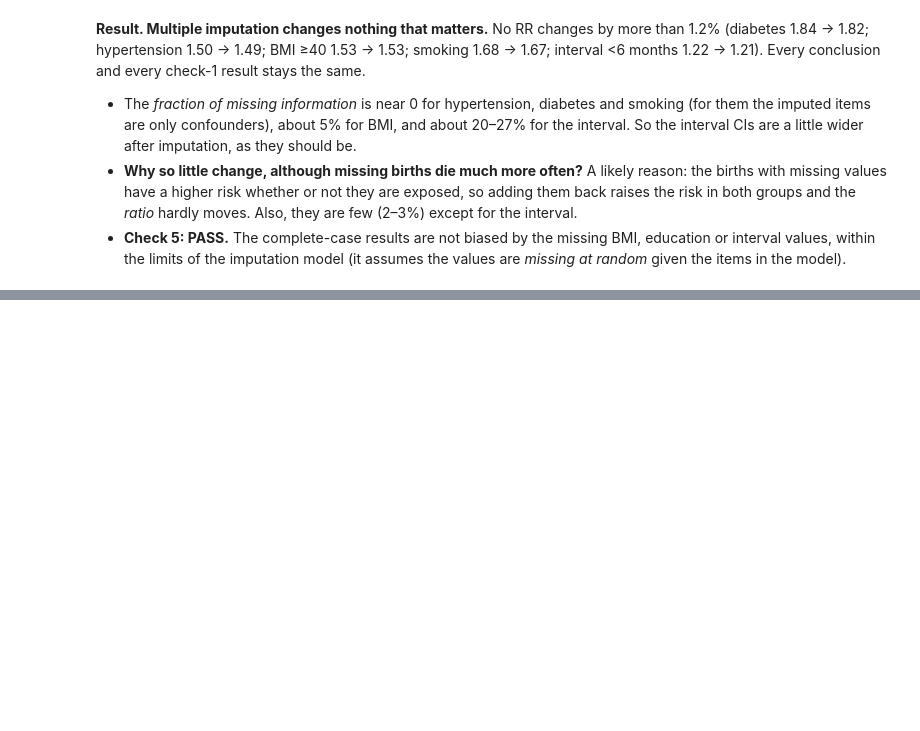
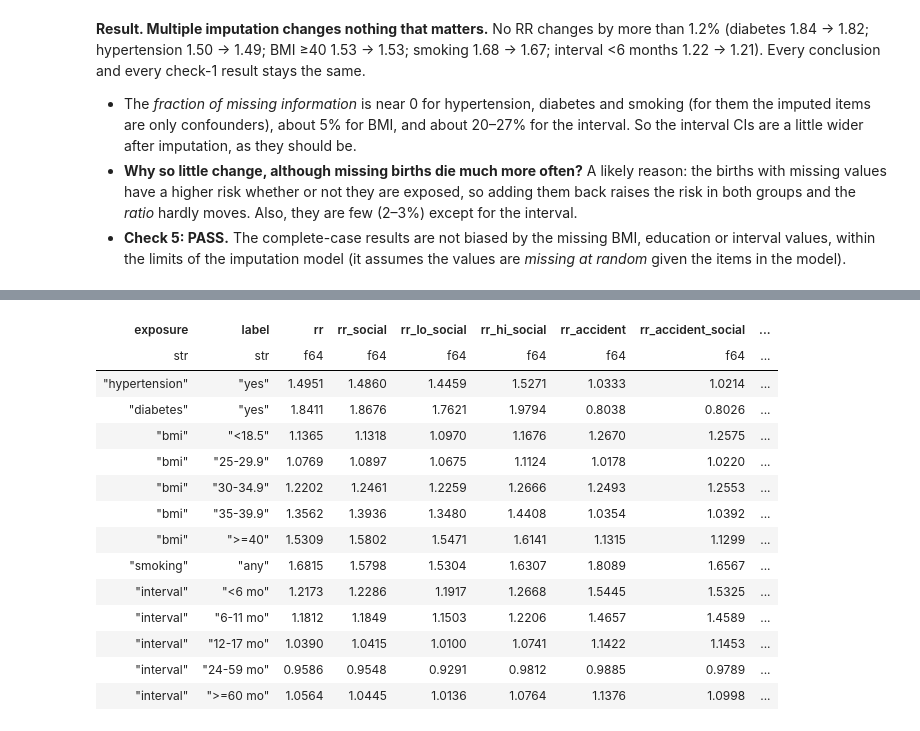
Before and after one commit to ShakulovElzar/infant-mortality-thesis, a Jupyter notebook: InfantMortalityThesis/notebooks/04_association.ipynb, the cells around one changed output, grey strips where cells are left out. Drawn from its saved outputs; the diff is of its cells as text; code cells hidden in the pictures; blank space fills up the shorter version.

```diff
--- a/InfantMortalityThesis/notebooks/04_association.ipynb
+++ b/InfantMortalityThesis/notebooks/04_association.ipynb
@@ -1249,0 +1261,68 @@ largest change in any RR: 1.2%
+# %%
+SOCIAL = ["mar", "wic", "fnr"]
+SOCIAL_REF = {"mar": 1, "wic": 0, "fnr": 0}
+BIRTHS_SOCIAL = WORK / "births_social.parquet"
+SOCIAL_COLS = """,
+  CASE DMAR WHEN '1' THEN 1 WHEN '2' THEN 2 ELSE 0 END AS mar,
+  CASE WHEN COALESCE(F_WIC, '1') <> '1' OR WIC IS NULL OR WIC = 'U' THEN 9 WHEN WIC = 'Y' THEN 1 ELSE 0 END AS wic,
+  CASE WHEN FAGECOMB IS NULL OR FAGECOMB = '99' THEN 1 ELSE 0 END AS fnr
+FROM read_parquet"""
+if REBUILD or not BIRTHS_SOCIAL.exists():
+    q = DERIVED.replace("\nFROM read_parquet", SOCIAL_COLS, 1)
+    assert "AS fnr" in q
+    cols = ["age", "race", "nat", "edu", "pay", "par", "smoke", "bmi", "htn", "dm", "ppb", "priorloss", "priordead",
+            "ilp_status", "ipi", "d1", "dacc"] + SOCIAL
+    con = duckdb.connect()
+    con.sql("SET threads TO 4")
+    con.sql(f"""COPY (SELECT CAST(cohort AS SMALLINT) AS cohort, {", ".join(f"CAST({c} AS TINYINT) AS {c}" for c in cols)}
+                FROM ({q})) TO '{BIRTHS_SOCIAL}' (FORMAT parquet)""")
+    con.close()
+    log("built", BIRTHS_SOCIAL.name)
+
+
+def patterns_social(e, extra):
+    cols = [e.col] + e.confounders + list(extra)
+    keep = " AND ".join(f"{c} IS NOT NULL" for c in cols)
+    q = f"""SELECT cohort, {", ".join(cols)}, COUNT(*) AS n, SUM(d1)::BIGINT AS d1, SUM(dacc)::BIGINT AS dacc
+            FROM '{BIRTHS_SOCIAL}' WHERE {e.where} AND {keep} GROUP BY ALL"""
+    return duckdb.sql(q).pl()
+
+
+SOC_FILE = R_SOC = REPORTS / "part2_social_sensitivity.csv"
+if REBUILD or not SOC_FILE.exists():
+    rows, nc_rows = [], []
+    for e in EXPOSURES:
+        for label, extra in (("main confounders", []), ("+ social markers", SOCIAL)):
+            g_all = patterns_social(e, extra)
+            for c in COHORTS:
+                r = fit_model(g_all.filter(pl.col("cohort") == c), e, "d1", "n", extra, SOCIAL_REF, draws=200)
+                if "error" in r:
+                    raise RuntimeError(f"{e.name} {label} {c}: {r['error']}")
+                rows += [{"analysis": label, "exposure": e.name, "outcome": "infant", "cohort": c, "class": k,
+                          "label": e.labels[k], **r[k]} for k in e.labels if k in r]
+            # negative control: all cohorts in one model, small race classes merged (as in section 13)
+            g = g_all.with_columns(race=pl.when(pl.col("race").is_in([3, 5, 6])).then(9).otherwise(pl.col("race")))
+            g = g.group_by(["cohort", e.col] + e.confounders + list(extra)).agg(pl.col("n", "dacc").sum())
+            cols = [e.col] + e.confounders + list(extra) + ["cohort"]
+            X, names = design({c: g[c].to_numpy() for c in cols}, cols, {**REF, **SOCIAL_REF})
+            res = fit(X, g["n"].to_numpy(), g["dacc"].to_numpy())
+            nc_rows += [{"analysis": label, "exposure": e.name, "label": e.labels[k], **rr(res, names, f"{e.col}={k}")}
+                        for k in e.labels if f"{e.col}={k}" in names]
+            log("social sensitivity", e.name, label)
+            gc.collect()
+    soc = pool_classes(pl.DataFrame(rows))
+    ncs = pl.DataFrame(nc_rows)
+    out = (soc.select("analysis", "exposure", "label", "rr", "rr_lo", "rr_hi")
+              .join(ncs.select("analysis", "exposure", "label", pl.col("rr").alias("rr_accident"),
+                               pl.col("rr_lo").alias("acc_lo"), pl.col("rr_hi").alias("acc_hi")),
+                    on=["analysis", "exposure", "label"]))
+    out.write_csv(SOC_FILE)
+out = pl.read_csv(SOC_FILE)
+a = out.filter(pl.col("analysis") == "main confounders").drop("analysis")
+b = out.filter(pl.col("analysis") == "+ social markers").drop("analysis")
+social_cmp = a.join(b, on=["exposure", "label"], suffix="_social").select(
+    "exposure", "label", "rr", "rr_social", "rr_lo_social", "rr_hi_social", "rr_accident", "rr_accident_social",
+    excess_change_pct=100 * ((pl.col("rr_social") - 1) / (pl.col("rr") - 1) - 1),
+    accident_excess_change_pct=100 * ((pl.col("rr_accident_social") - 1) / (pl.col("rr_accident") - 1) - 1))
+social_cmp
+# %% [output]
@@ -1249,0 +1341,15 @@ largest change in any RR: 1.2%
+| exposure | label | rr | rr_social | rr_lo_social | rr_hi_social | rr_accident | rr_accident_social | ... |
+| str | str | f64 | f64 | f64 | f64 | f64 | f64 | ... |
+| "hypertension" | "yes" | 1.4951 | 1.4860 | 1.4459 | 1.5271 | 1.0333 | 1.0214 | ... |
+| "diabetes" | "yes" | 1.8411 | 1.8676 | 1.7621 | 1.9794 | 0.8038 | 0.8026 | ... |
+| "bmi" | "<18.5" | 1.1365 | 1.1318 | 1.0970 | 1.1676 | 1.2670 | 1.2575 | ... |
+| "bmi" | "25-29.9" | 1.0769 | 1.0897 | 1.0675 | 1.1124 | 1.0178 | 1.0220 | ... |
+| "bmi" | "30-34.9" | 1.2202 | 1.2461 | 1.2259 | 1.2666 | 1.2493 | 1.2553 | ... |
+| "bmi" | "35-39.9" | 1.3562 | 1.3936 | 1.3480 | 1.4408 | 1.0354 | 1.0392 | ... |
+| "bmi" | ">=40" | 1.5309 | 1.5802 | 1.5471 | 1.6141 | 1.1315 | 1.1299 | ... |
+| "smoking" | "any" | 1.6815 | 1.5798 | 1.5304 | 1.6307 | 1.8089 | 1.6567 | ... |
+| "interval" | "<6 mo" | 1.2173 | 1.2286 | 1.1917 | 1.2668 | 1.5445 | 1.5325 | ... |
+| "interval" | "6-11 mo" | 1.1812 | 1.1849 | 1.1503 | 1.2206 | 1.4657 | 1.4589 | ... |
+| "interval" | "12-17 mo" | 1.0390 | 1.0415 | 1.0100 | 1.0741 | 1.1422 | 1.1453 | ... |
+| "interval" | "24-59 mo" | 0.9586 | 0.9548 | 0.9291 | 0.9812 | 0.9885 | 0.9789 | ... |
+| "interval" | ">=60 mo" | 1.0564 | 1.0445 | 1.0136 | 1.0764 | 1.1376 | 1.0998 | ... |
```
Also changed, not shown: parts of 6 cells of this notebook, 11 other files.
